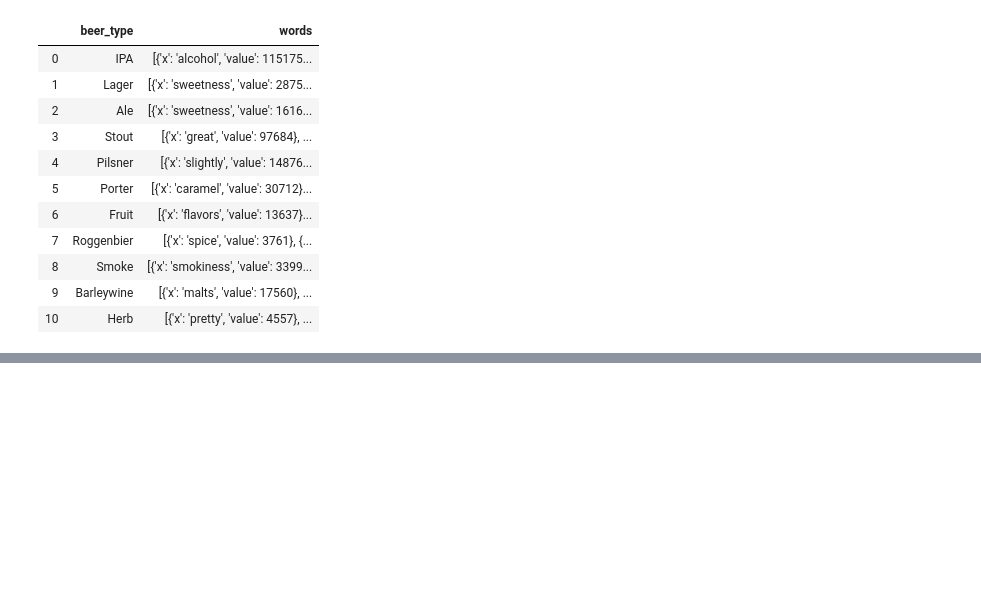
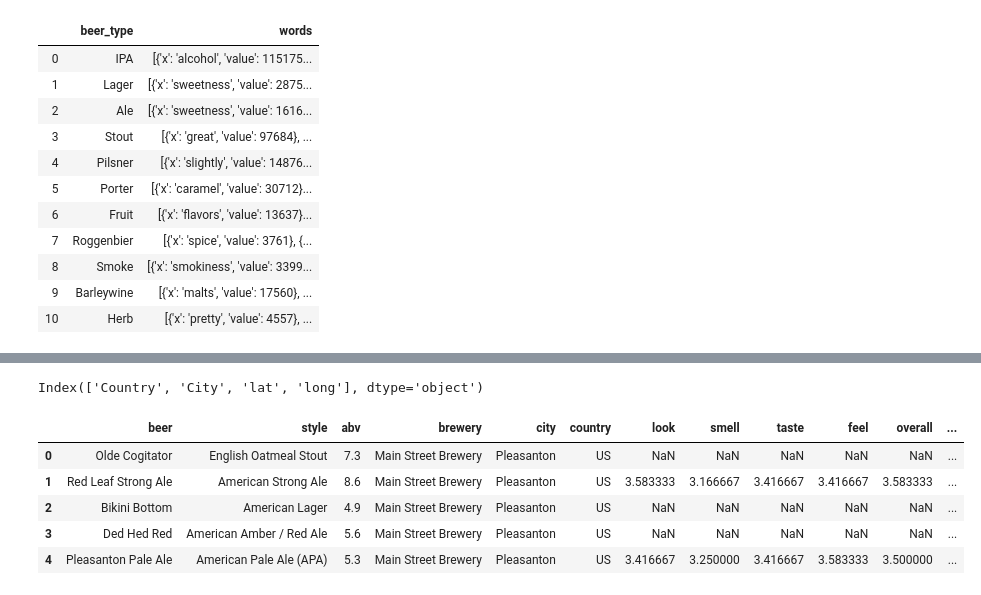
Before and after one commit to com-480-data-visualization/com-480-project-datasat, a Jupyter notebook: data_preprocessing/data_enhancement.ipynb, the cells around one changed output, grey strips where cells are left out. Drawn from its saved outputs; the diff is of its cells as text; code cells hidden in the pictures; blank space fills up the shorter version.

```diff
--- a/data_preprocessing/data_enhancement.ipynb
+++ b/data_preprocessing/data_enhancement.ipynb
@@ -60,0 +80,16 @@ reviews.head(2)
+# %%
+temp = reviews_count*reviews_avg  + 5
+temp = temp / (reviews_count+2)
+temp.head()
+
+reviews_score_adjusted = temp
+del temp
+# %%
+all_d = pd.merge(beer_and_breweries,reviews_score_adjusted,left_on='id',how='left',right_on='beer_id')
+temp = pd.merge(beer_and_breweries,reviews_count,left_on='id',how='left',right_on='beer_id')
+temp = temp.rename(columns={"score":"popularity"})
+temp = pd.merge(all_d,temp[["beer","brewery","country","popularity"]],how='left',on=["beer","brewery","country"])
+beer_and_breweries = temp
+del temp
+del all_d
+beer_and_breweries.head()
@@ -421,0 +379,3 @@ result
+# %%
+all_d = pd.merge(beer_and_breweries,reviews_score_adjusted,left_on='id',how='left',right_on='beer_id')
+all_d.head()
@@ -421,0 +392,16 @@ result
+# %%
+cities_pos.columns
+# %% [output]
+Index(['Country', 'City', 'lat', 'long'], dtype='object')
+# %%
+all_d = pd.merge(all_d,cities_pos,how='left',left_on=['country','city'],right_on=['Country','City'])
+all_d = all_d[["beer","style","abv",'brewery','city','country','look', 'smell', 'taste', 'feel',
+       'overall', 'score','lat','long']]
+all_d.head()
+# %% [output]
+|  | beer | style | abv | brewery | city | country | look | smell | taste | feel | overall | ... |
+| 0 | Olde Cogitator | English Oatmeal Stout | 7.3 | Main Street Brewery | Pleasanton | US | NaN | NaN | NaN | NaN | NaN | ... |
+| 1 | Red Leaf Strong Ale | American Strong Ale | 8.6 | Main Street Brewery | Pleasanton | US | 3.583333 | 3.166667 | 3.416667 | 3.416667 | 3.583333 | ... |
+| 2 | Bikini Bottom | American Lager | 4.9 | Main Street Brewery | Pleasanton | US | NaN | NaN | NaN | NaN | NaN | ... |
+| 3 | Ded Hed Red | American Amber / Red Ale | 5.6 | Main Street Brewery | Pleasanton | US | NaN | NaN | NaN | NaN | NaN | ... |
+| 4 | Pleasanton Pale Ale | American Pale Ale (APA) | 5.3 | Main Street Brewery | Pleasanton | US | 3.416667 | 3.250000 | 3.416667 | 3.583333 | 3.500000 | ... |
```
Also changed, not shown: parts of 59 cells of this notebook.
